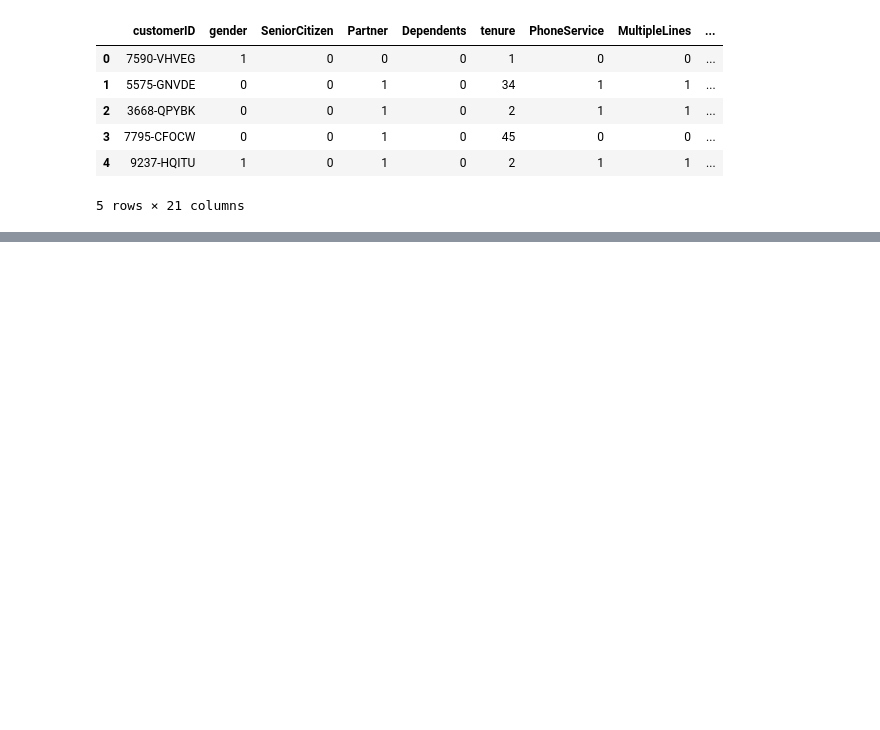
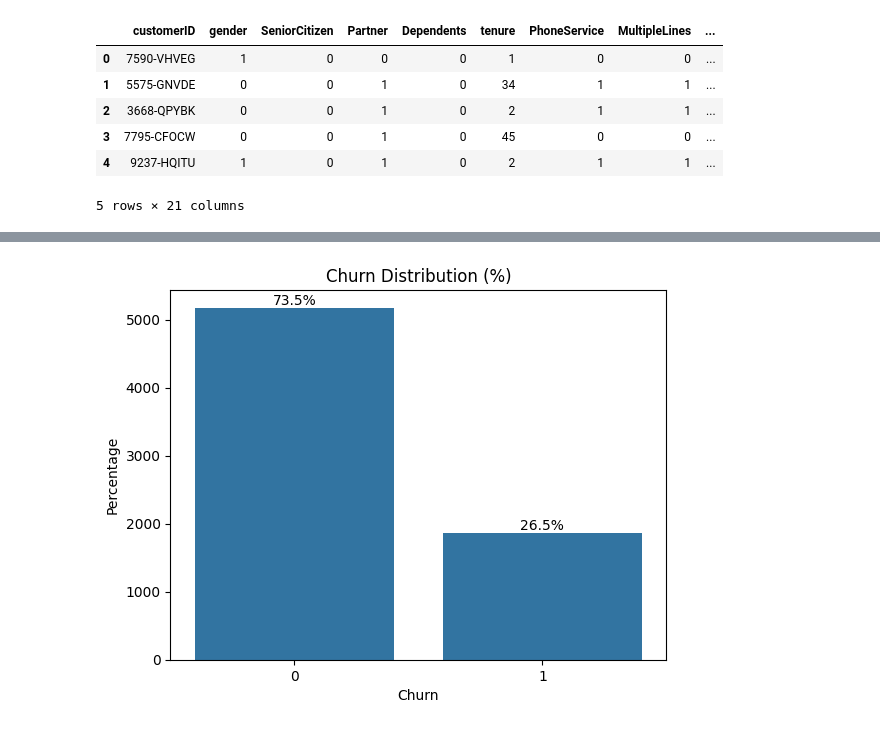
Before and after one commit to McCauley18/ChurnWatch, a Jupyter notebook: lab/trials.ipynb, the cells around one changed output, grey strips where cells are left out. Saved outputs shown, nothing was run; the diff lists cells and outputs as text; code cells hidden in the pictures; blank space fills up the shorter version.

```diff
--- a/lab/trials.ipynb
+++ b/lab/trials.ipynb
@@ -520,0 +579,19 @@ pdData.head()
+# %%
+
+ax = sns.countplot(x="Churn", data=pdData)
+plt.title("Churn Distribution (%)")
+
+# Total number of observations
+total = len(pdData)
+
+# Add percentage labels
+for p in ax.patches:
+    percentage = f'{100 * p.get_height() / total:.1f}%'
+    x = p.get_x() + p.get_width() / 2
+    y = p.get_height()
+    ax.annotate(percentage, (x, y), ha='center', va='bottom')
+
+plt.ylabel("Percentage")
+plt.show()
+# %% [output]
+[figure, added]
```
Also changed, not shown: parts of 24 cells of this notebook, 1 other file.
